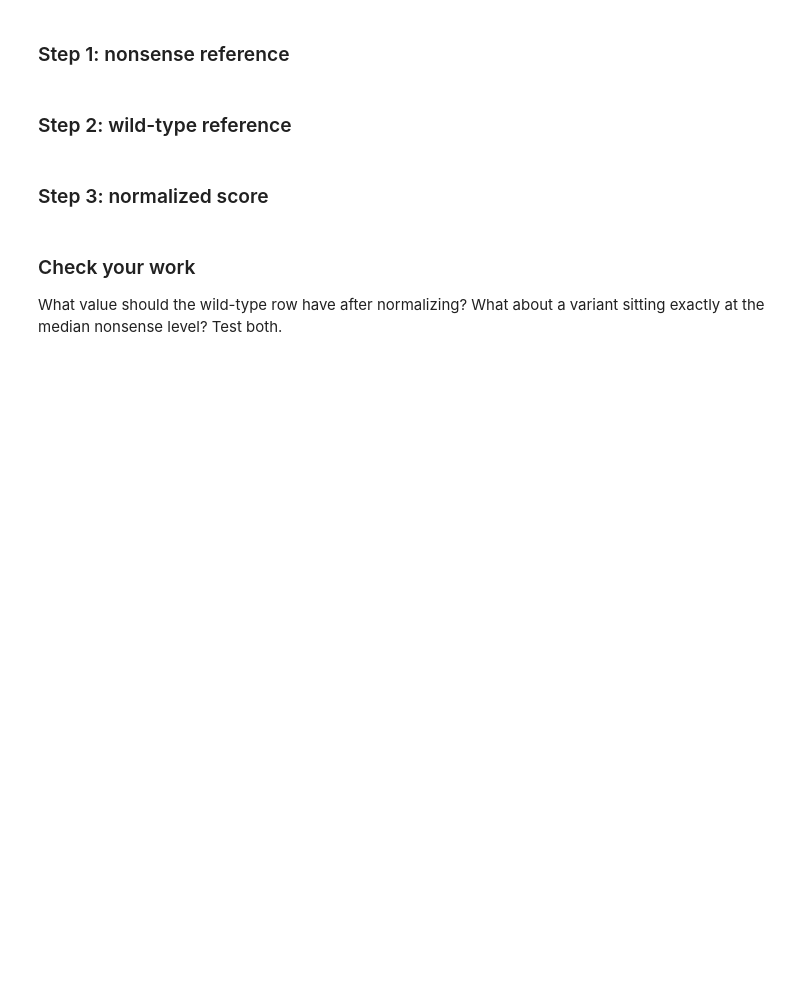
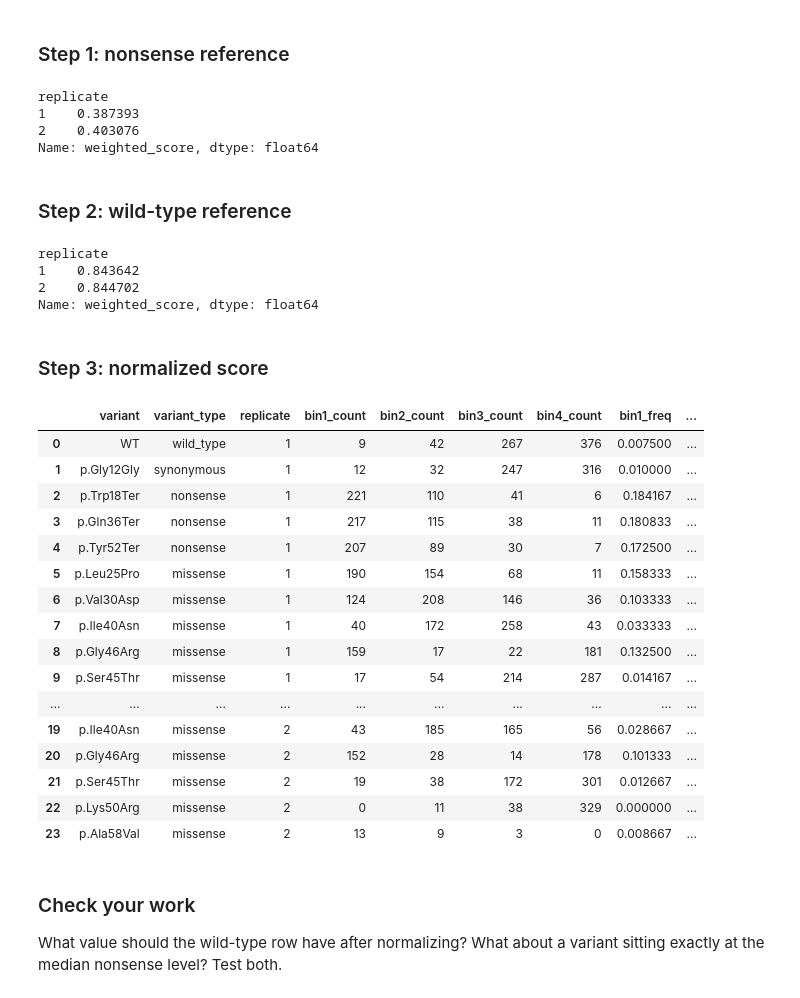
Before and after one commit to Vijay-Kiran-C/CMSB_Python1_Proj1_MAVE, a Jupyter notebook: code/my_code/session-1-warmup.ipynb, the cells around one changed output. Saved outputs shown, nothing was run; the diff lists cells and outputs as text; code cells hidden in the pictures; blank space fills up the shorter version.

```diff
--- a/code/my_code/session-1-warmup.ipynb
+++ b/code/my_code/session-1-warmup.ipynb
@@ -114,9 +190,46 @@ $$\text{score} = \frac{W - W_{\text{nonsense, median}}}{W_{\text{WT}} - W_{\text
 # %% [markdown]
 ### Step 1: nonsense reference
+# %%
+nonsense_W_median = toy[toy.variant_type == "nonsense"].groupby("replicate")["weighted_score"].median() #median of nonsense variant weighted scores
+nonsense_W_median
+# %% [output]
+replicate
+1    0.387393
+2    0.403076
+Name: weighted_score, dtype: float64
 # %% [markdown]
 ### Step 2: wild-type reference
+# %%
+wt_W = toy[toy.variant_type == "wild_type"].groupby("replicate")["weighted_score"].first() #get the first row in each grouped df (wild type) for normalize
+wt_W
+# %% [output]
+replicate
+1    0.843642
+2    0.844702
+Name: weighted_score, dtype: float64
 # %% [markdown]
 ### Step 3: normalized score
+# %%
+toy["abundance_score"] = (toy["weighted_score"] - toy["replicate"].map(nonsense_W_median)) / (toy["replicate"].map(wt_W) - toy["replicate"].map(nonsense_W_median))
+toy
+# %% [output]
+|  | variant | variant_type | replicate | bin1_count | bin2_count | bin3_count | bin4_count | bin1_freq | ... |
+| 0 | WT | wild_type | 1 | 9 | 42 | 267 | 376 | 0.007500 | ... |
+| 1 | p.Gly12Gly | synonymous | 1 | 12 | 32 | 247 | 316 | 0.010000 | ... |
+| 2 | p.Trp18Ter | nonsense | 1 | 221 | 110 | 41 | 6 | 0.184167 | ... |
+| 3 | p.Gln36Ter | nonsense | 1 | 217 | 115 | 38 | 11 | 0.180833 | ... |
+| 4 | p.Tyr52Ter | nonsense | 1 | 207 | 89 | 30 | 7 | 0.172500 | ... |
+| 5 | p.Leu25Pro | missense | 1 | 190 | 154 | 68 | 11 | 0.158333 | ... |
+| 6 | p.Val30Asp | missense | 1 | 124 | 208 | 146 | 36 | 0.103333 | ... |
+| 7 | p.Ile40Asn | missense | 1 | 40 | 172 | 258 | 43 | 0.033333 | ... |
+| 8 | p.Gly46Arg | missense | 1 | 159 | 17 | 22 | 181 | 0.132500 | ... |
+| 9 | p.Ser45Thr | missense | 1 | 17 | 54 | 214 | 287 | 0.014167 | ... |
+| ... | ... | ... | ... | ... | ... | ... | ... | ... | ... |
+| 19 | p.Ile40Asn | missense | 2 | 43 | 185 | 165 | 56 | 0.028667 | ... |
+| 20 | p.Gly46Arg | missense | 2 | 152 | 28 | 14 | 178 | 0.101333 | ... |
+| 21 | p.Ser45Thr | missense | 2 | 19 | 38 | 172 | 301 | 0.012667 | ... |
+| 22 | p.Lys50Arg | missense | 2 | 0 | 11 | 38 | 329 | 0.000000 | ... |
+| 23 | p.Ala58Val | missense | 2 | 13 | 9 | 3 | 0 | 0.008667 | ... |
 # %% [markdown]
 ### Check your work
 What value should the wild-type row have after normalizing? What about a variant sitting exactly at the median nonsense level? Test both.
```
Also changed, not shown: parts of 7 cells of this notebook, 1 other file.
